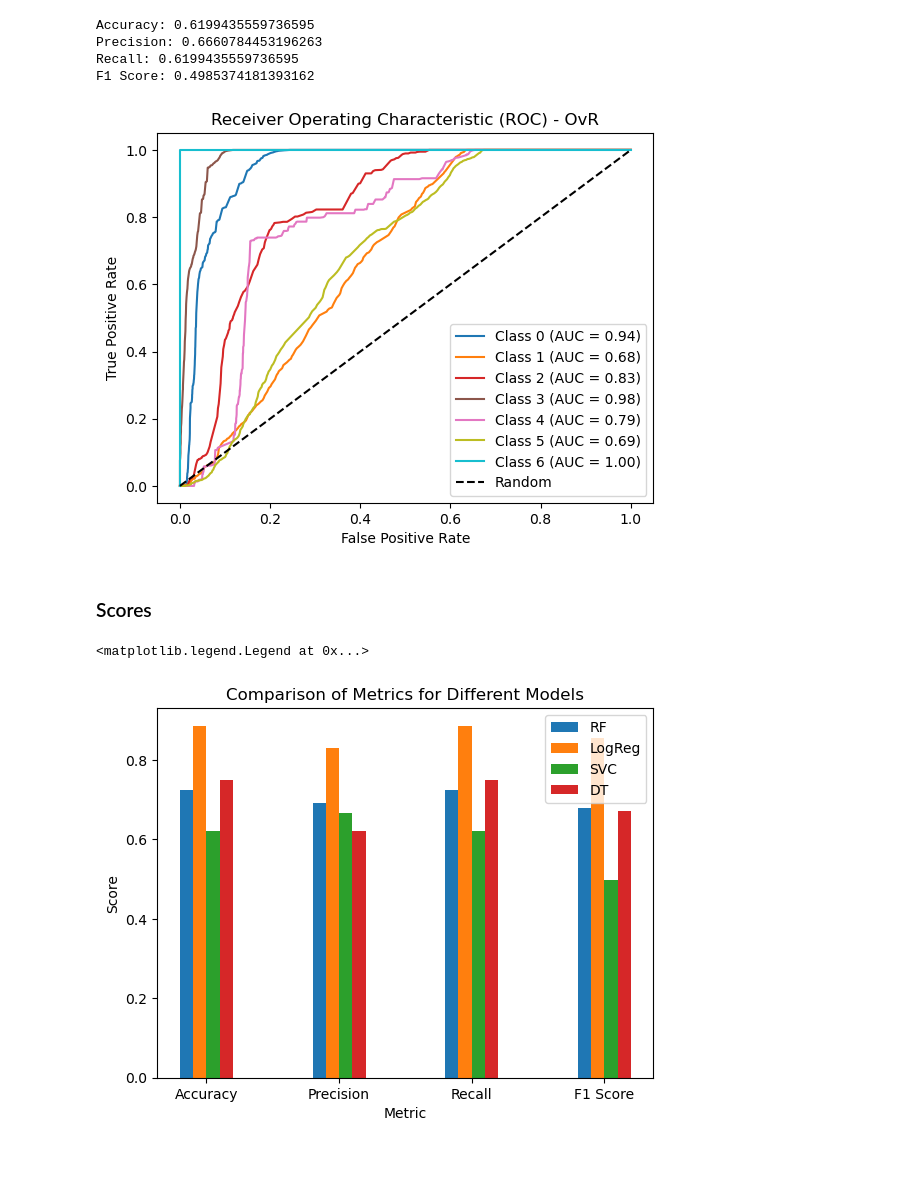
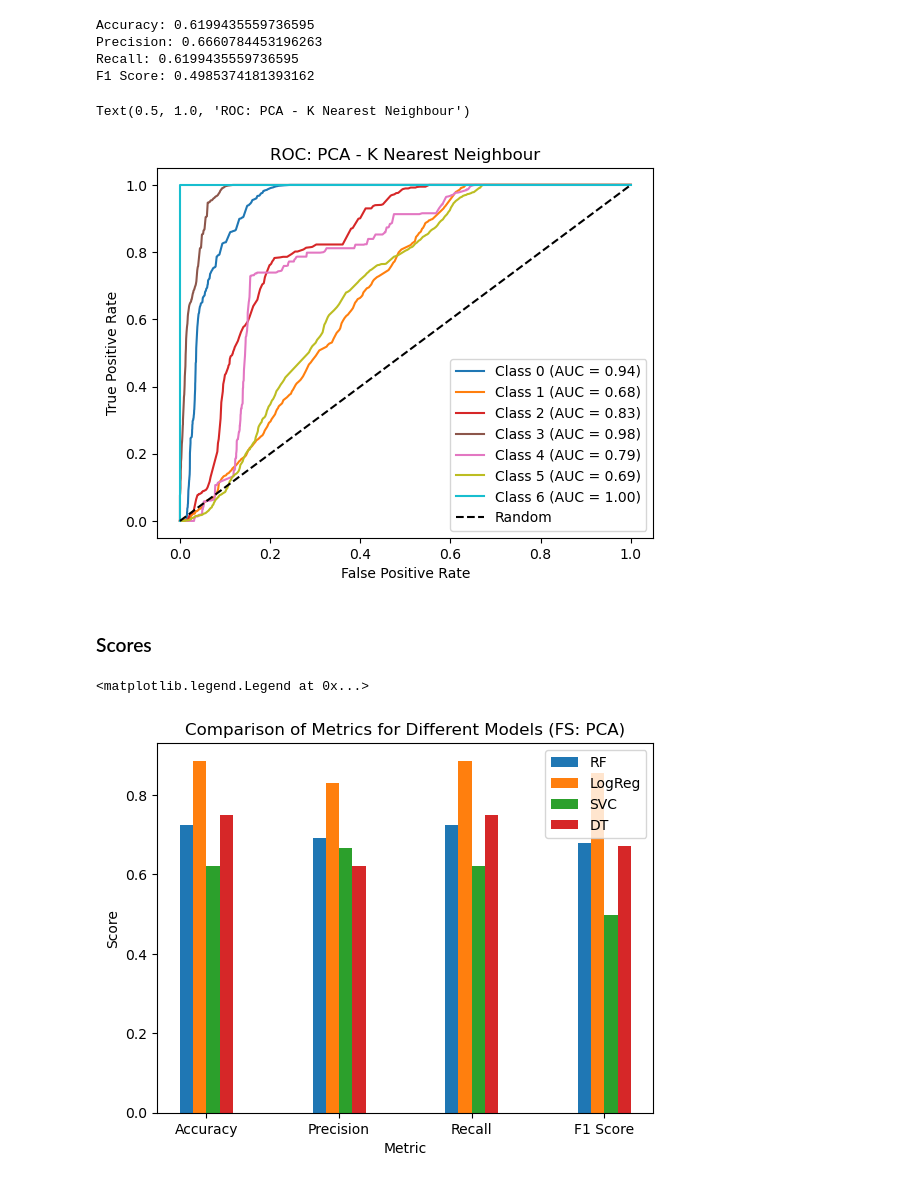
Before and after one commit to kohlerch/G4C-Project, a Jupyter notebook: Project/big-cities-health/PCA.ipynb, the cells around one changed output. Cells and saved outputs as stored; diff of their text form; code cells hidden in the pictures.

```diff
--- a/Project/big-cities-health/PCA.ipynb
+++ b/Project/big-cities-health/PCA.ipynb
@@ -218,8 +224,10 @@ Recall: 0.6199435559736595
 F1 Score: 0.4985374181393162
 # %%
 perso_roc(knn, X_pca, y)
+plt.title('ROC: PCA - K Nearest Neighbour')
 # %% [output]
+Text(0.5, 1.0, 'ROC: PCA - K Nearest Neighbour')
-[figure, old version]
+[figure, new version]
 # %% [markdown]
 ### Scores
 # %%
@@ -244,13 +252,13 @@ for i, model_name in enumerate(model_names):
 
 ax.set_xlabel('Metric')
 ax.set_ylabel('Score')
-ax.set_title('Comparison of Metrics for Different Models')
+ax.set_title('Comparison of Metrics for Different Models (FS: PCA)')
 ax.set_xticks(x + (bar_width * 1.5))
 ax.set_xticklabels(metric_names)
 ax.legend()
 # %% [output]
 <matplotlib.legend.Legend at 0x...>
-[figure, old version]
+[figure, new version]
 # %%
 models = ['Random Forest', 'Decision Tree', 'Logistic Regression', 'KNN']
 auc_values = [auc_RF, auc_DT, auc_LogReg, auc_knn]
```
Also changed, not shown: parts of 4 cells of this notebook, 2 other files.
